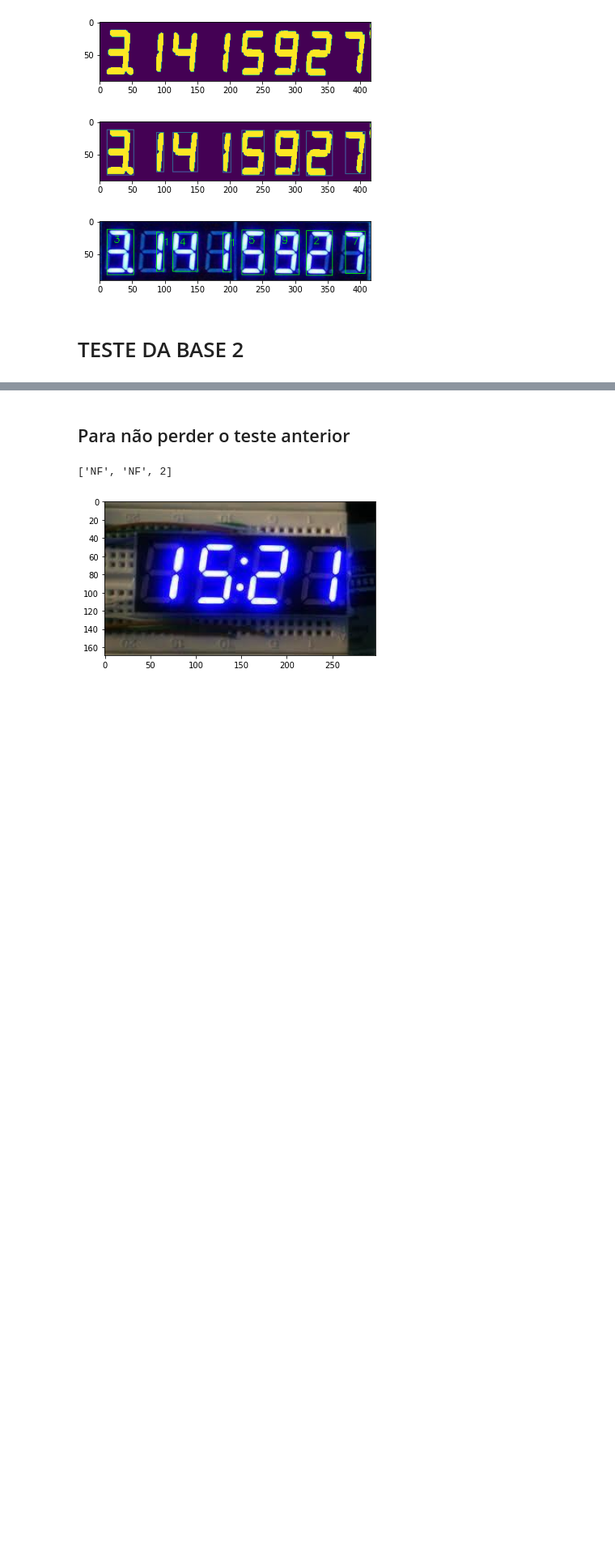
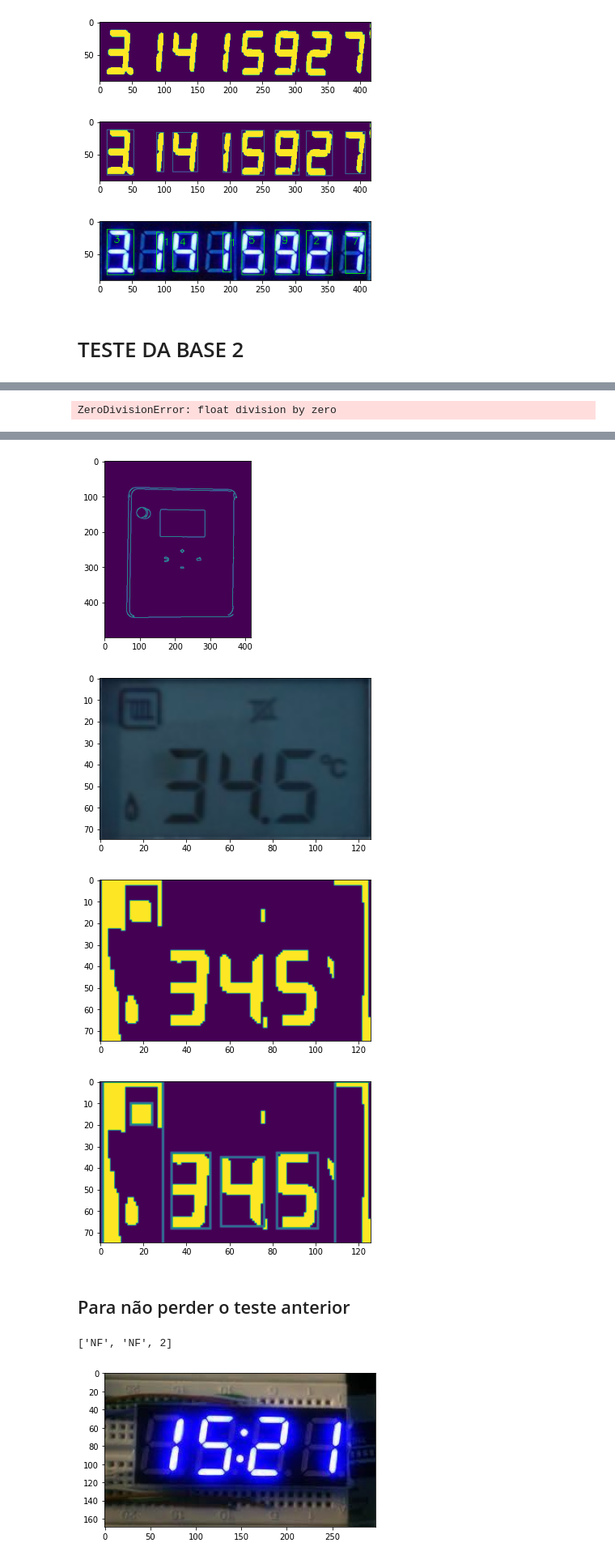
Before and after one commit to GodKelvin/PDI_Deteccao_Digitos_Imgs, a Jupyter notebook: cod_final.ipynb, the cells around one changed output, grey strips where cells are left out. Shown at 81% size. Cells and saved outputs as stored; diff of their text form; code cells hidden in the pictures; blank space fills up the shorter version.

```diff
--- a/cod_final.ipynb
+++ b/cod_final.ipynb
@@ -57,7 +57,7 @@ def limpa_imagem_oper_morfol(image, kernel_values,inv_cor=False,opn=False,close=
 # %% [markdown]
 ### Retorna uma imagem com os contornos dos possiveis dígitos e uma lista dos contornos dos dígitos
 # %%
-def encontra_digitos_image(imagem_transform_morfo, width, height):
+def encontra_digitos_image(imagem_transform_morfo, width, height, min_width, min_height):
     for_show_img_contor = imagem_transform_morfo.copy()
     #Aplicando o filtro de contorno e encontrando-os
     cnts = cv2.findContours(imagem_transform_morfo, cv2.RETR_EXTERNAL, cv2.CHAIN_APPROX_SIMPLE)
@@ -71,9 +71,10 @@ def encontra_digitos_image(imagem_transform_morfo, width, height):
         #Calcula a "caixa" de um possivel digito
         (x, y, w, h) = cv2.boundingRect(c)
         #print(x, y, w, h)
-        ###ESSE IF IMPACTA NO RESULTADDOOOOOOOOOOOOOOOOOOOOOOOOOOo
-        if(w >= width and (h >= height)):
+        ###ESSE IF IMPACTA MUITO NO RESULTADO!
+        #if(w >= width and (h >= height)):
         #if(w >= 15 and (h >= 30 and h <= 40)):
+        if((w >= width and h >= height) and (w >= min_width and h >= min_height)):
             digitCnts.append(c)
             #Ultimo valor == espessura do retangulo
             #Pintando de verde (R, G, B)
@@ -560,0 +436,68 @@ exec_base2()
+# %%
+def exec_base_2_image_5():
+    imagem_teste = "./Base2/ex5.png"
+
+    #Lendo a imagem
+    img = cv2.imread(imagem_teste)
+    show_image(img)
+
+    #Cortando a imagem
+    '''
+    img_bordas, imagem_cortada = cut_image(img)
+    show_image(img_bordas)
+    show_image(imagem_cortada)
+    '''
+
+    #Limpando a imagem
+    clean_image = limpa_imagem_oper_morfol(img, (5,5), dilat=True)
+    show_image(clean_image)
+
+    #Encontrando os possiveis digitos
+    img_possiveis_digitos, possiveis_digitos = teste_encontra_digitos_image(clean_image, 30, 30)
+    show_image(img_possiveis_digitos)
+
+    #Identificando os possiveis digitos
+    res_img, res_digits = classifica_digitos(img, clean_image, possiveis_digitos, 0.5)
+    show_image(res_img)
+    print(res_digits)
+#---------------------
+
+def exec_base_2_image_6():
+    imagem_teste = "./Base2/ex6.jpg"
+
+    #Lendo a imagem
+    img = cv2.imread(imagem_teste)
+    show_image(img)
+
+    #Cortando a imagem
+    img_bordas, imagem_cortada = cut_image(img)
+    show_image(img_bordas)
+    show_image(imagem_cortada)
+
+    #Limpando a imagem
+    clean_image = limpa_imagem_oper_morfol(imagem_cortada, (1,5), opn=True, close=True)
+    show_image(clean_image)
+
+    #Encontrando os possiveis digitos
+    img_possiveis_digitos, possiveis_digitos = encontra_digitos_image(clean_image, 10, 3, )
+    show_image(img_possiveis_digitos)
+
+    #Identificando os possiveis digitos
+    res_img, res_digits = classifica_digitos(imagem_cortada, clean_image, possiveis_digitos, 0.5)
+    show_image(res_img)
+    print(res_digits)
+#---------------------
+
+
+
+'''
+lista_imgs = ["./Base2/ex4.png", "./Base2/ex5.png", "./Base2/ex6.png", "./Base2/ex7.jpg", "./Base2/ex8.jpg",
+               "./Base2/ex9.jpg", "./Base2/ex10.jpg", "./Base2/ex11.jpg", "./Base2/ex12.jpg"]
+'''
+def exec_base2():
+    #exec_base_2_image_5()
+    exec_base_2_image_6()
+
+exec_base2()
+# %% [output]
+ZeroDivisionError: float division by zero
@@ -560,0 +505,4 @@ exec_base2()
+[figure, added]
+[figure, added]
+[figure, added]
+[figure, added]
```
Also changed, not shown: parts of 8 cells of this notebook.
